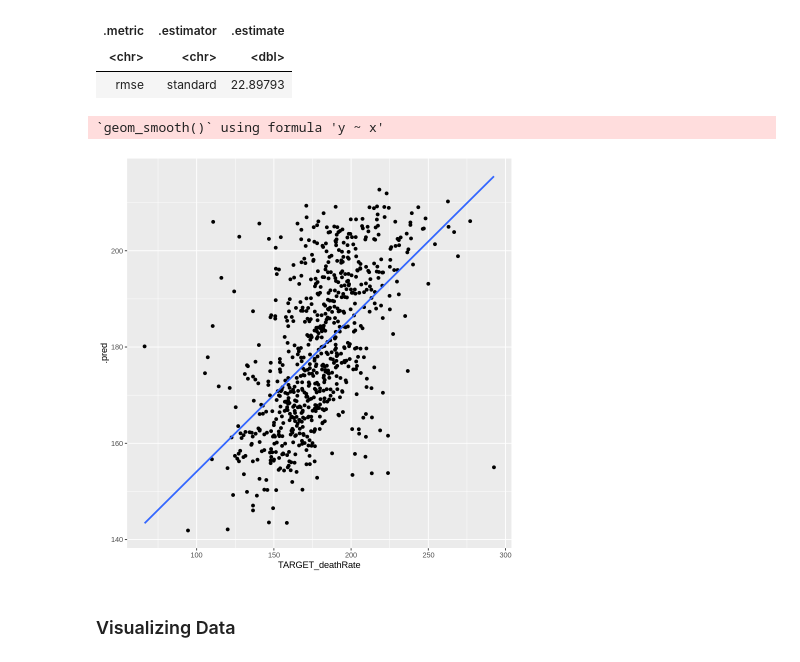
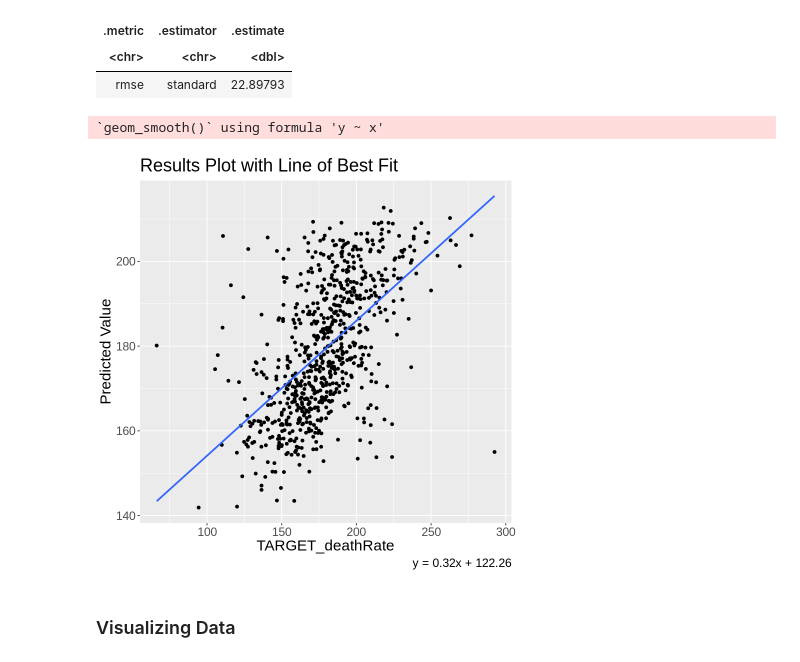
Before and after one commit to caswellbrett/CancerMortalityPrediction, a Jupyter notebook: Report.ipynb, the cells around one changed output. Drawn from its saved outputs; the diff is of its cells as text; code cells hidden in the pictures.

Commit message:
Added equation to results plot

```diff
--- a/Report.ipynb
+++ b/Report.ipynb
@@ -540,12 +540,32 @@ A tibble: 1 × 3
 # %%
 options(repr.plot.width = 7, repr.plot.height = 7)
 
-ggplot(predictions, aes(x = TARGET_deathRate, y = .pred)) +
+results_plot <- ggplot(predictions, aes(x = TARGET_deathRate, y = .pred)) +
     geom_point() +
     geom_smooth(method = lm, se = FALSE)
+
+# Fit linear regression
+lm_model <- lm(.pred ~ TARGET_deathRate, data = predictions)
+
+# Extract regression coefficients
+intercept <- coef(lm_model)[1]
+slope <- coef(lm_model)[2]
+
+# Create the equation for the line of best fit
+equation <- paste0("y = ", round(slope, 2), "x + ", round(intercept, 2))
+
+# Plot the scatter plot with the line of best fit
+results_plot <- ggplot(predictions, aes(x = TARGET_deathRate, y = .pred)) +
+  geom_point() +
+  geom_smooth(method = lm, se = FALSE) +
+  labs(x = "TARGET_deathRate", y = "Predicted Value",
+       title = "Results Plot with Line of Best Fit",
+       caption = equation) +
+  theme(text = element_text(size = 18))
+results_plot
 # %% [output]
 `geom_smooth()` using formula 'y ~ x'
-[figure, old version]
+[figure, new version]
 # %% [markdown]
 ### Visualizing Data
 # %% [markdown]
```
